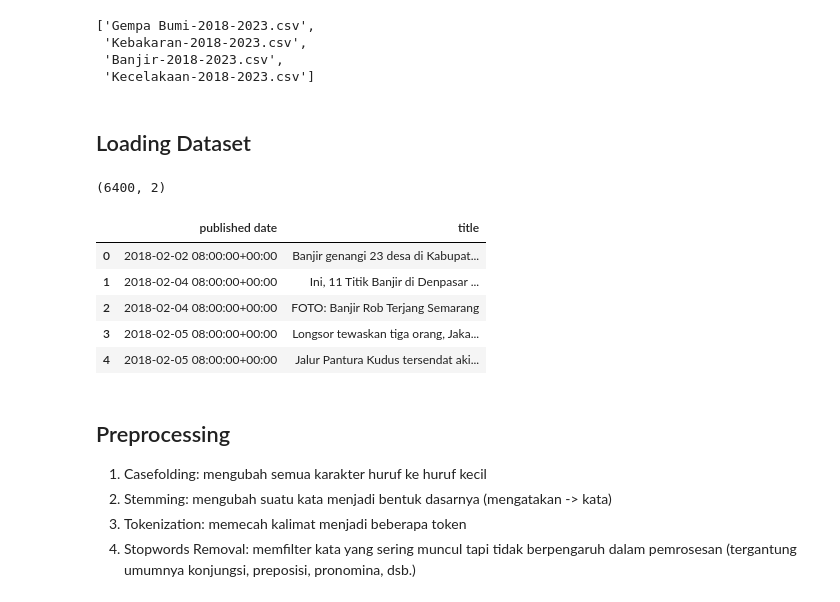
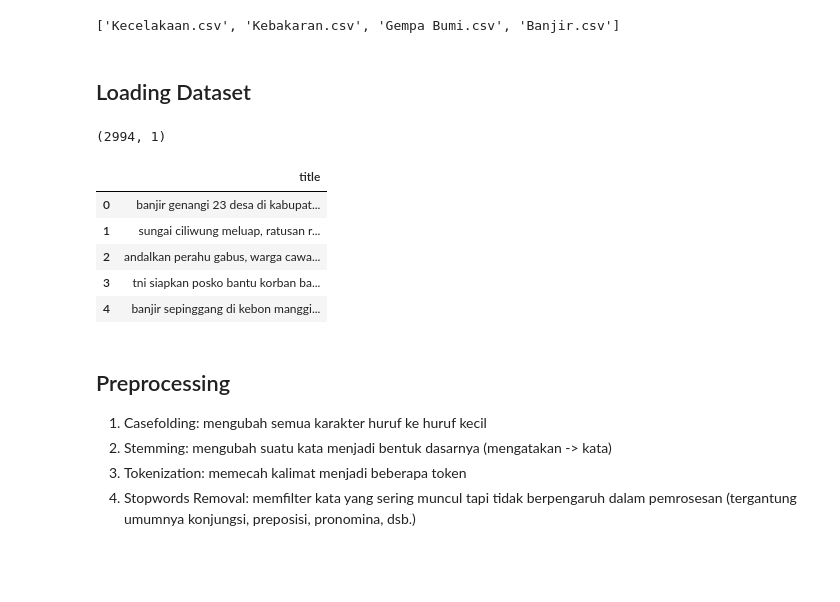
Before and after one commit to ghifarit53/text-mining, a Jupyter notebook: preprocessing/Preprocessing_Banjir.ipynb, the cells around one changed output. Cells and saved outputs as stored; diff of their text form; code cells hidden in the pictures; blank space fills up the shorter version.

```diff
--- a/preprocessing/Preprocessing_Banjir.ipynb
+++ b/preprocessing/Preprocessing_Banjir.ipynb
@@ -29,32 +19,26 @@ import pandas as pd
 import os
 # %%
 # Directory for all related files
-dataset_dir = '../dataset/'
+dataset_dir = 'filtered/'
 os.makedirs(dataset_dir, exist_ok=True)
 # %%
 os.listdir(dataset_dir)
 # %% [output]
-['Gempa Bumi-2018-2023.csv',
- 'Kebakaran-2018-2023.csv',
- 'Banjir-2018-2023.csv',
- 'Kecelakaan-2018-2023.csv']
+['Kecelakaan.csv', 'Kebakaran.csv', 'Gempa Bumi.csv', 'Banjir.csv']
 # %% [markdown]
 ## Loading Dataset
 # %%
-df = pd.read_csv(os.path.join(dataset_dir, 'Banjir-2018-2023.csv'))
-df = df.drop(columns=['description' , 'url', 'publisher'])
-df['title'] = df['title'].apply(lambda x: x.split(' - ')[0])
-df = df[['published date', 'title']]
+df = pd.read_csv(os.path.join(dataset_dir, 'Banjir.csv'))
 print(df.shape)
 df.head()
 # %% [output]
-(6400, 2)
+(2994, 1)
-|  | published date | title |
-| 0 | 2018-02-02 08:00:00+00:00 | Banjir genangi 23 desa di Kabupat... |
-| 1 | 2018-02-04 08:00:00+00:00 | Ini, 11 Titik Banjir di Denpasar ... |
-| 2 | 2018-02-04 08:00:00+00:00 | FOTO: Banjir Rob Terjang Semarang |
-| 3 | 2018-02-05 08:00:00+00:00 | Longsor tewaskan tiga orang, Jaka... |
-| 4 | 2018-02-05 08:00:00+00:00 | Jalur Pantura Kudus tersendat aki... |
+|  | title |
+| 0 | banjir genangi 23 desa di kabupat... |
+| 1 | sungai ciliwung meluap, ratusan r... |
+| 2 | andalkan perahu gabus, warga cawa... |
+| 3 | tni siapkan posko bantu korban ba... |
+| 4 | banjir sepinggang di kebon manggi... |
 # %% [markdown]
 ## Preprocessing
 
```
Also changed, not shown: parts of 6 cells of this notebook, 2 other files.
